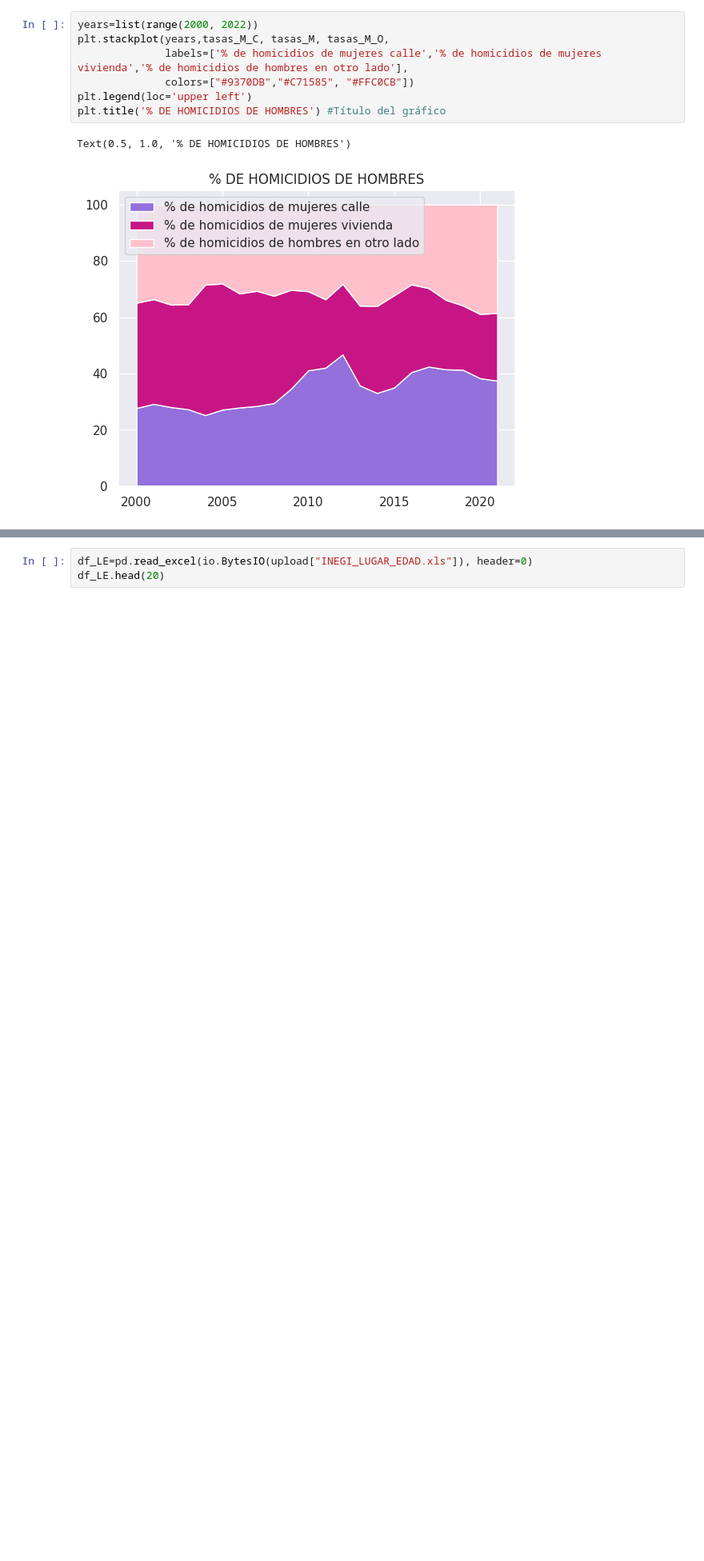
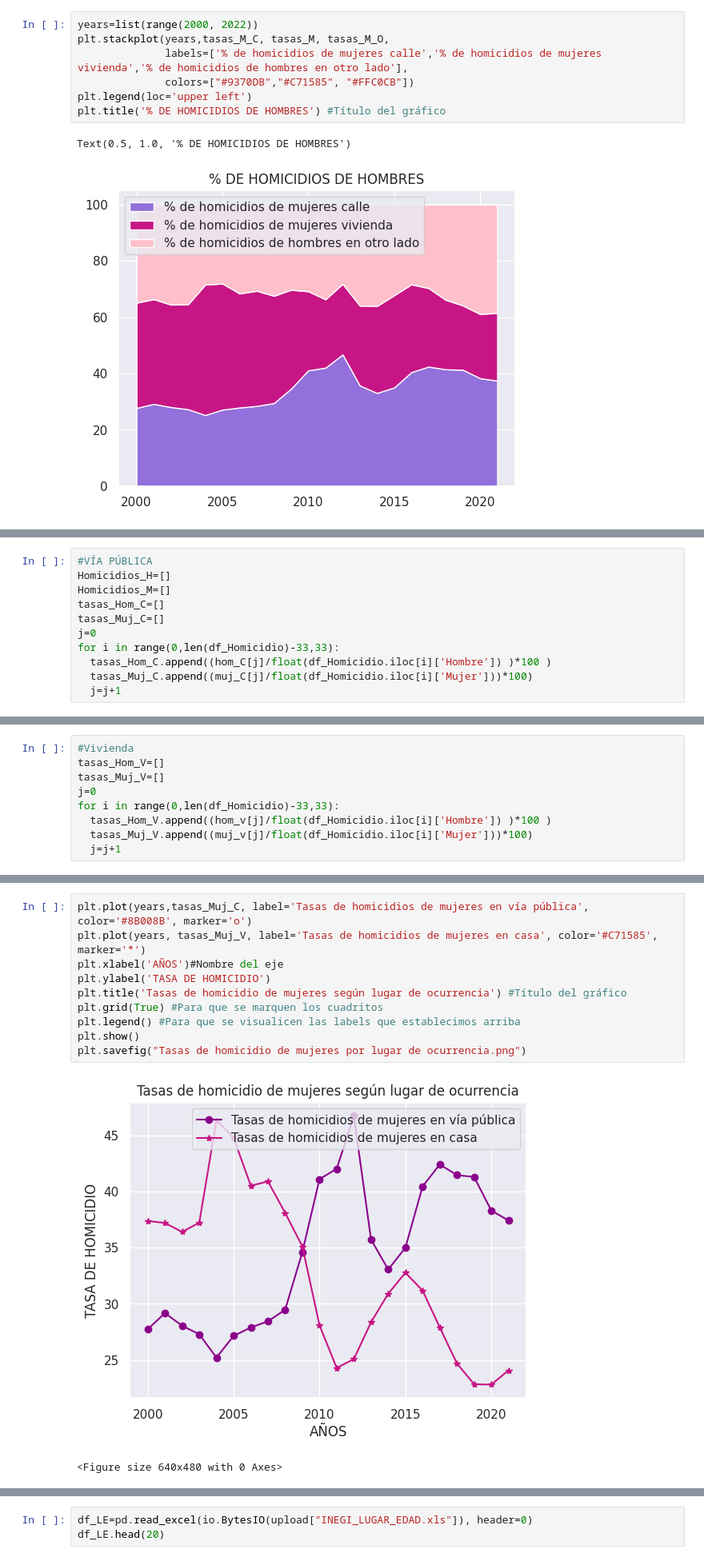
Before and after one commit to FreMeli/ASE_1, a Jupyter notebook: Lugar_Edo_Sex.ipynb, the cells around one changed output, grey strips where cells are left out. Shown: that part at 80% size. Cells and saved outputs as stored; diff of their text form; blank space fills up the shorter version.

```diff
--- a/Lugar_Edo_Sex.ipynb
+++ b/Lugar_Edo_Sex.ipynb
@@ -245,0 +238,11 @@ Text(0.5, 1.0, '% DE HOMICIDIOS DE HOMBRES')
+# %%
+#VÍA PÚBLICA
+Homicidios_H=[]
+Homicidios_M=[]
+tasas_Hom_C=[]
+tasas_Muj_C=[]
+j=0
+for i in range(0,len(df_Homicidio)-33,33):
+  tasas_Hom_C.append((hom_C[j]/float(df_Homicidio.iloc[i]['Hombre']) )*100 )
+  tasas_Muj_C.append((muj_C[j]/float(df_Homicidio.iloc[i]['Mujer']))*100)
+  j=j+1
@@ -245,0 +269,9 @@ Text(0.5, 1.0, '% DE HOMICIDIOS DE HOMBRES')
+# %%
+#Vivienda
+tasas_Hom_V=[]
+tasas_Muj_V=[]
+j=0
+for i in range(0,len(df_Homicidio)-33,33):
+  tasas_Hom_V.append((hom_v[j]/float(df_Homicidio.iloc[i]['Hombre']) )*100 )
+  tasas_Muj_V.append((muj_v[j]/float(df_Homicidio.iloc[i]['Mujer']))*100)
+  j=j+1
@@ -245,0 +298,13 @@ Text(0.5, 1.0, '% DE HOMICIDIOS DE HOMBRES')
+# %%
+plt.plot(years,tasas_Muj_C, label='Tasas de homicidios de mujeres en vía pública', color='#8B008B', marker='o')
+plt.plot(years, tasas_Muj_V, label='Tasas de homicidios de mujeres en casa', color='#C71585', marker='*')
+plt.xlabel('AÑOS')#Nombre del eje
+plt.ylabel('TASA DE HOMICIDIO')
+plt.title('Tasas de homicidio de mujeres según lugar de ocurrencia') #Título del gráfico
+plt.grid(True) #Para que se marquen los cuadritos
+plt.legend() #Para que se visualicen las labels que establecimos arriba
+plt.show()
+plt.savefig("Tasas de homicidio de mujeres por lugar de ocurrencia.png")
+# %% [output]
+[figure, added]
+<Figure size 640x480 with 0 Axes>
```
Also changed, not shown: parts of 10 cells of this notebook.
